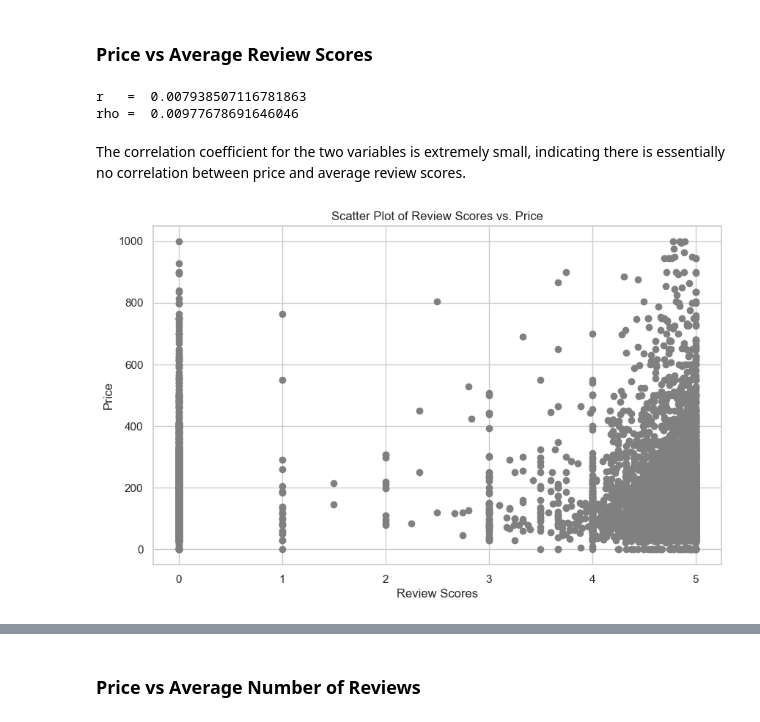
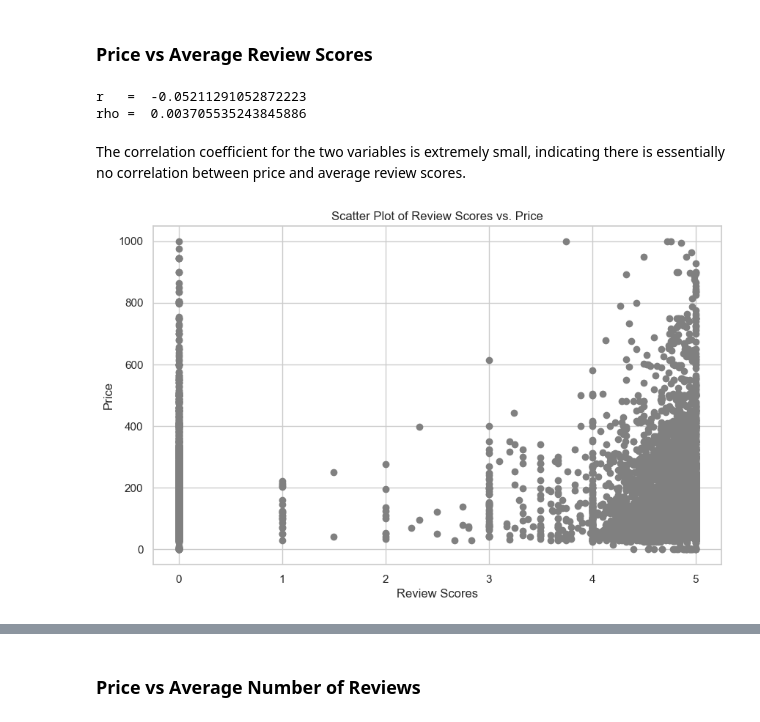
Before and after one commit to carleen/group4_ds_project, a Jupyter notebook: eda/eda.ipynb, the cells around one changed output, grey strips where cells are left out. Cells and saved outputs as stored; diff of their text form; code cells hidden in the pictures.

```diff
--- a/eda/eda.ipynb
+++ b/eda/eda.ipynb
@@ -93,7 +93,7 @@ def lowess_scatter(data, x, y, jitter=0.0, skip_lowess=False):
     plt.show()
     plt.close()
 # %%
-db_path = '../datasets/datawarehouse.db'
+db_path = '../eda/datawarehouse.db'
 # %% [markdown]
 #### ETL - Price (for some EDA instances), host_response_rate, and host_acceptance_rate
 # %% [markdown]
@@ -885,6 +869,6 @@ review_scores_rating = cur.fetchall()
 
 con.close()
 # %%
-review_scores_rating = pd.DataFrame(review_scores_rating, columns=['ID', 'Average Review Scores'])
+review_scores_rating = pd.DataFrame(review_scores_rating, columns=['ID', 'Average Review Scores', 'Price'])
 review_scores_rating
 # %% [output]
@@ -1464,27 +1449,27 @@ grouped_hot_response_rate_stats
 # %% [markdown]
 ### Price vs Average Review Scores
 # %%
-print('r   = ', stats.pearsonr(price,review_scores_rating['Average Review Scores'])[0])
-print('rho = ', stats.spearmanr(price,review_scores_rating['Average Review Scores'])[0])
+print('r   = ', stats.pearsonr(review_scores_rating['Price'],review_scores_rating['Average Review Scores'])[0])
+print('rho = ', stats.spearmanr(review_scores_rating['Price'],review_scores_rating['Average Review Scores'])[0])
 # %% [output]
-r   =  0.007938507116781863
-rho =  0.00977678691646046
+r   =  -0.05211291052872223
+rho =  0.003705535243845886
 # %% [markdown]
 The correlation coefficient for the two variables is extremely small, indicating there is essentially no correlation between price and average review scores.
 # %%
 figure = plt.figure(figsize=(10, 6))
 
 axes = figure.add_subplot(1, 1, 1)
-axes.scatter(review_scores_rating['Average Review Scores'], price, marker='o', color='gray')
+axes.scatter(review_scores_rating['Average Review Scores'], review_scores_rating['Price'], marker='o', color='gray')
 
 axes.set_ylabel('Price')
 axes.set_xlabel('Review Scores')
 axes.set_title('Scatter Plot of Review Scores vs. Price')
 
 plt.show()
 plt.close()
 # %% [output]
-[figure, old version]
+[figure, new version]
 # %%
 figure = plt.figure(figsize=(10, 10))
 
```
Also changed, not shown: parts of 20 cells of this notebook, 8 other files.
